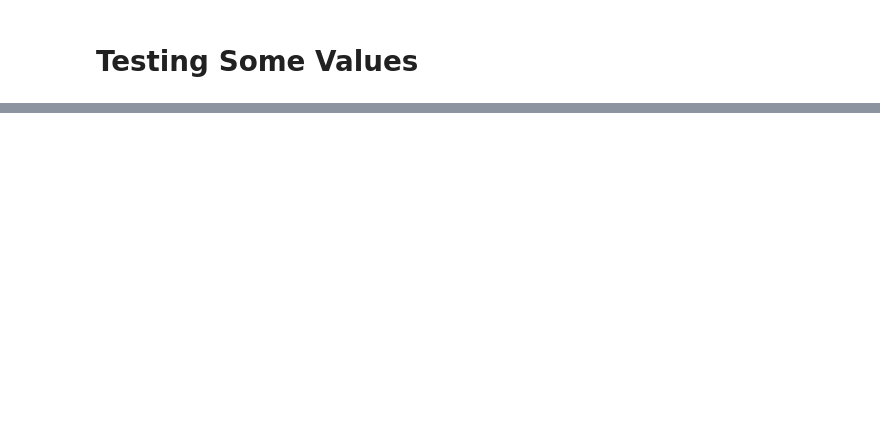
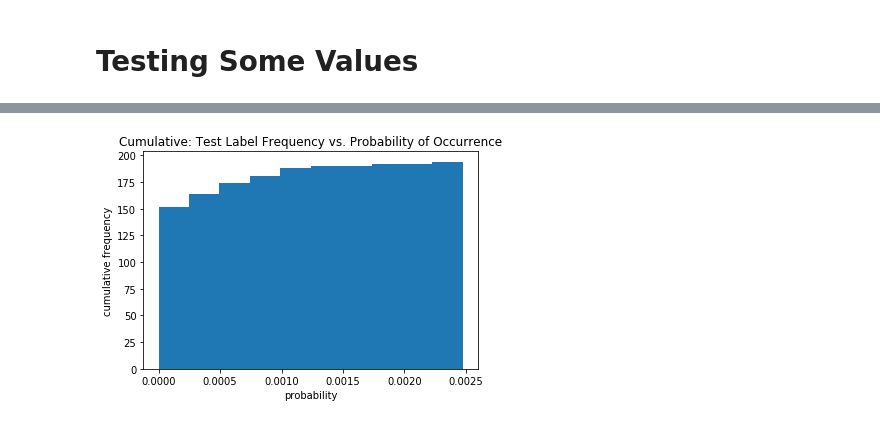
Before and after one commit to dy-choi/Flight-Delay-Analysis, a Jupyter notebook: BayesianNetworkAnalysis.ipynb, the cells around one changed output, grey strips where cells are left out. Cells and saved outputs as stored; diff of their text form; code cells hidden in the pictures; blank space fills up the shorter version.

```diff
--- a/BayesianNetworkAnalysis.ipynb
+++ b/BayesianNetworkAnalysis.ipynb
@@ -338,0 +337,9 @@ plt.show()
+# %%
+plt.hist(y_test.probability,cumulative=True)
+plt.xlabel('probability')
+plt.ylabel('cumulative frequency')
+plt.title('Cumulative: Test Label Frequency vs. Probability of Occurrence')
+plt.savefig('probability_histogram_cumulative.png')
+plt.show()
+# %% [output]
+[figure, added]
```
Also changed, not shown: parts of 12 cells of this notebook, 2 other files.
